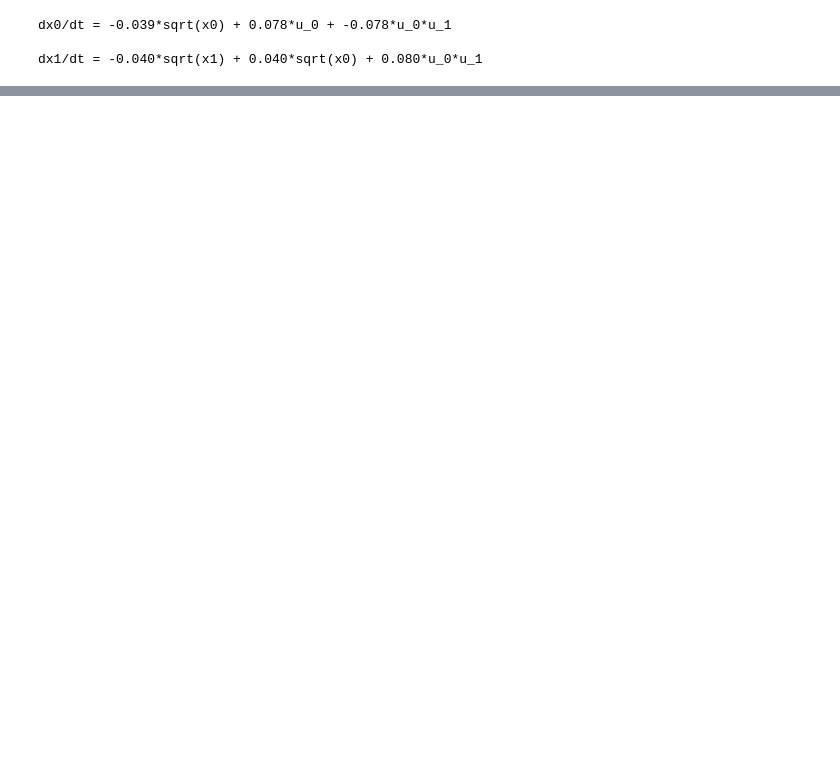
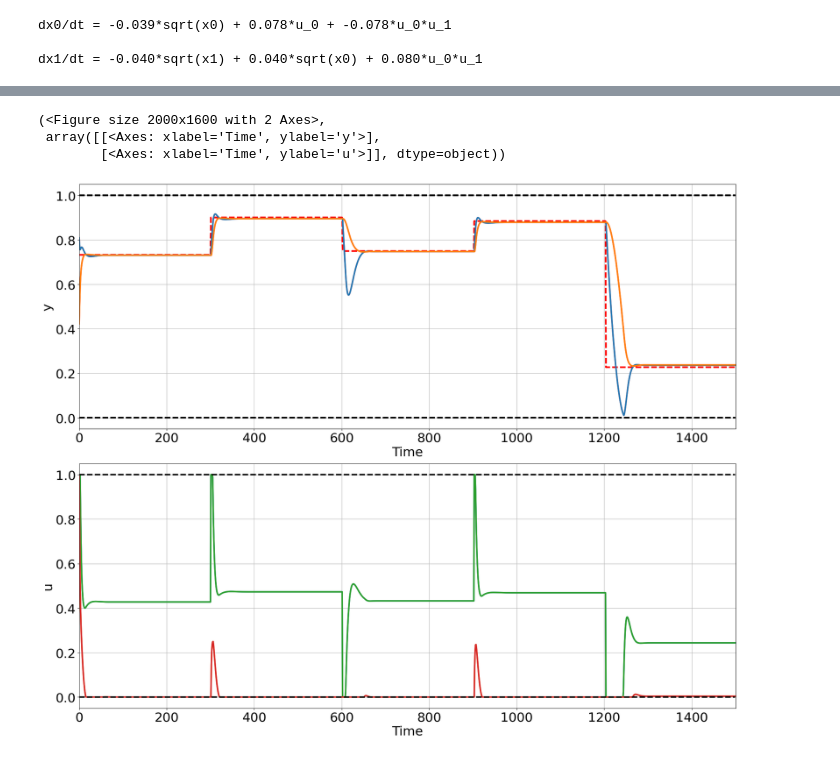
Before and after one commit to Alirezad126/SparseDPC, a Jupyter notebook: 5_Full_DPC_Fixed/TwoTank/TwoTank.ipynb, the cells around one changed output, grey strips where cells are left out. Saved outputs shown, nothing was run; the diff lists cells and outputs as text; code cells hidden in the pictures; blank space fills up the shorter version.

```diff
--- a/5_Full_DPC_Fixed/TwoTank/TwoTank.ipynb
+++ b/5_Full_DPC_Fixed/TwoTank/TwoTank.ipynb
@@ -183,0 +572,37 @@ dx1/dt = -0.040*sqrt(x1) + 0.040*sqrt(x0) + 0.080*u_0*u_1
+# %%
+import numpy as np
+from neuromancer.plot import pltCL, pltPhase
+
+nsteps = 1500
+torch.manual_seed(63)
+seed = 84
+rng = np.random.default_rng(seed)
+# generate reference
+np_refs = psl.signals.step(nsteps+1, 1, min=xmin, max=xmax, randsteps=5, rng=rng)
+R = torch.tensor(np_refs, dtype=torch.float32).reshape(1, nsteps+1, 1)
+torch_ref = torch.cat([R, R], dim=-1)
+x_sample = torch.rand(1, 1, nx, dtype=torch.float32)
+data = {'xn': x_sample,
+        'x0_n': x_sample[:,:,0:1],
+        'x1_n': x_sample[:,:,1:2],
+        'r': torch_ref}
+
+sindy_system_wb.nsteps = nsteps
+# perform closed-loop simulation
+trajectories = sindy_system_wb(data)
+
+# constraints bounds
+Umin = umin * np.ones([nsteps, nu])
+Umax = umax * np.ones([nsteps, nu])
+Xmin = xmin * np.ones([nsteps+1, nx])
+Xmax = xmax * np.ones([nsteps+1, nx])
+# plot closed loop trajectories
+pltCL(Y=trajectories['xn'].detach().reshape(nsteps + 1, nx),
+      R=trajectories['r'].detach().reshape(nsteps + 1, nref),
+      U=trajectories['u'].detach().reshape(nsteps, nu),
+      Umin=Umin, Umax=Umax, Ymin=Xmin, Ymax=Xmax)
+# %% [output]
+(<Figure size 2000x1600 with 2 Axes>,
+ array([[<Axes: xlabel='Time', ylabel='y'>],
+        [<Axes: xlabel='Time', ylabel='u'>]], dtype=object))
+[figure, added]
```
Also changed, not shown: parts of 19 cells of this notebook, 6 other files.
